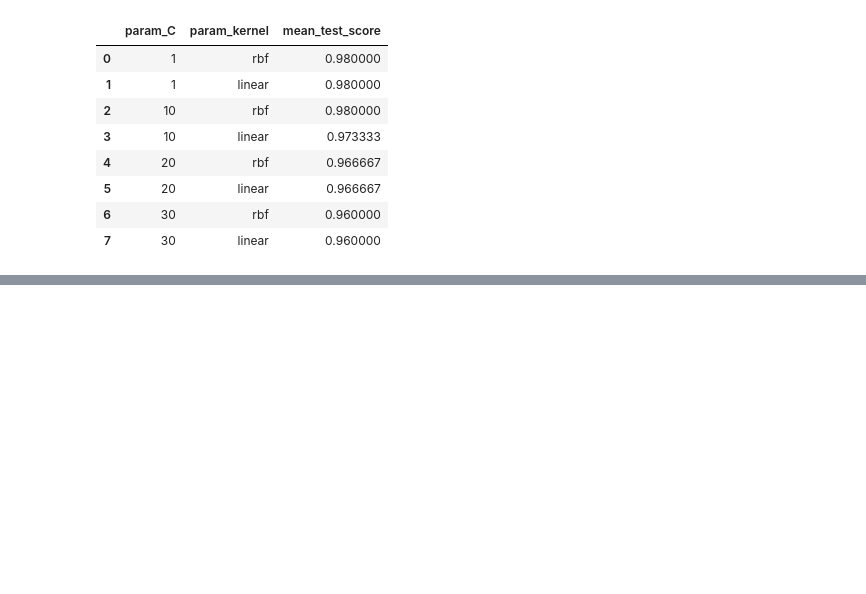
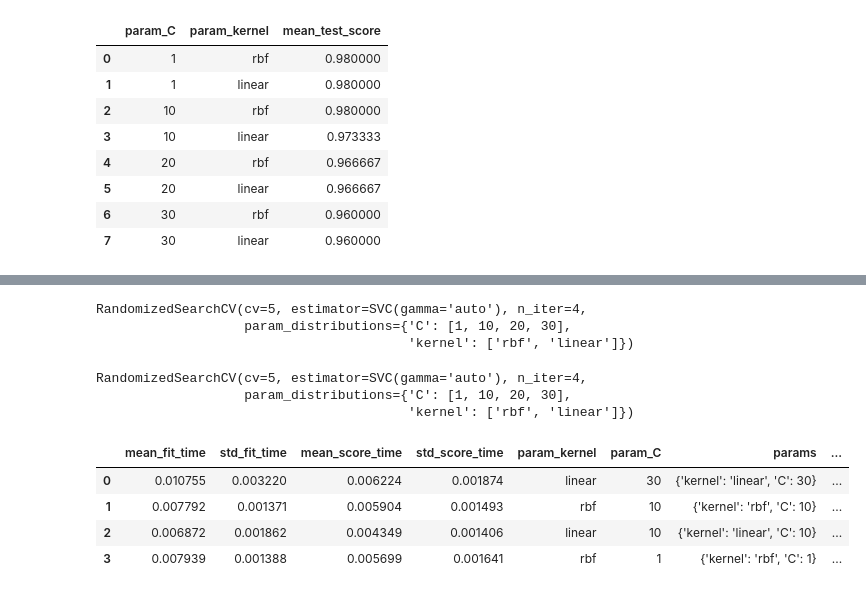
Before and after one commit to Md5iam/Machine-Learning, a Jupyter notebook: ML-04/code/GridSearchCV.ipynb, the cells around one changed output, grey strips where cells are left out. Saved outputs shown, nothing was run; the diff lists cells and outputs as text; code cells hidden in the pictures; blank space fills up the shorter version.

Commit message:
train test method: RandomSearchCV

```diff
--- a/ML-04/code/GridSearchCV.ipynb
+++ b/ML-04/code/GridSearchCV.ipynb
@@ -130,0 +135,27 @@ results[['param_C' , 'param_kernel' , 'mean_test_score']]
+# %%
+classifier_r = RandomizedSearchCV((model_svm),{
+    'C' : [1,10,20,30],
+    'kernel' :['rbf','linear'],
+},n_iter = 4,cv = 5,return_train_score = False)
+# %%
+classifier_r
+# %% [output]
+RandomizedSearchCV(cv=5, estimator=SVC(gamma='auto'), n_iter=4,
+                   param_distributions={'C': [1, 10, 20, 30],
+                                        'kernel': ['rbf', 'linear']})
+# %%
+classifier_r.fit(X_train, y_train)
+# %% [output]
+RandomizedSearchCV(cv=5, estimator=SVC(gamma='auto'), n_iter=4,
+                   param_distributions={'C': [1, 10, 20, 30],
+                                        'kernel': ['rbf', 'linear']})
+# %%
+results = pd.DataFrame(classifier_r.cv_results_)
+# %%
+results
+# %% [output]
+|  | mean_fit_time | std_fit_time | mean_score_time | std_score_time | param_kernel | param_C | params | ... |
+| 0 | 0.010755 | 0.003220 | 0.006224 | 0.001874 | linear | 30 | {'kernel': 'linear', 'C': 30} | ... |
+| 1 | 0.007792 | 0.001371 | 0.005904 | 0.001493 | rbf | 10 | {'kernel': 'rbf', 'C': 10} | ... |
+| 2 | 0.006872 | 0.001862 | 0.004349 | 0.001406 | linear | 10 | {'kernel': 'linear', 'C': 10} | ... |
+| 3 | 0.007939 | 0.001388 | 0.005699 | 0.001641 | rbf | 1 | {'kernel': 'rbf', 'C': 1} | ... |
```
Also changed, not shown: parts of 5 cells of this notebook.
